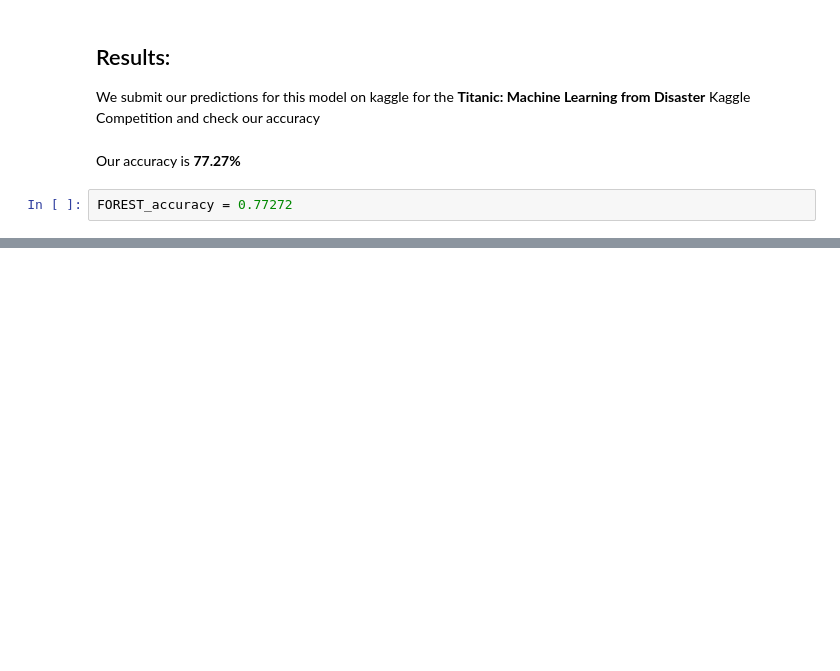
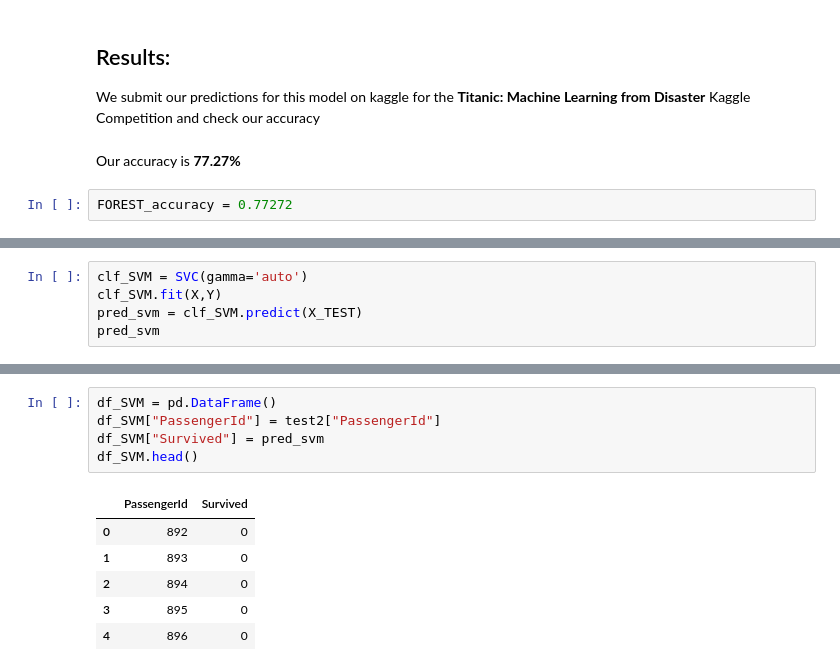
Before and after one commit to eshitagoel/Titanic_Survival, a Jupyter notebook: Titanic Survival.ipynb, the cells around one changed output, grey strips where cells are left out. Drawn from its saved outputs; the diff is of its cells as text; blank space fills up the shorter version.

```diff
--- a/Titanic Survival.ipynb
+++ b/Titanic Survival.ipynb
@@ -856,0 +868,5 @@ FOREST_accuracy = 0.77272
+# %%
+clf_SVM = SVC(gamma='auto')
+clf_SVM.fit(X,Y)
+pred_svm = clf_SVM.predict(X_TEST)
+pred_svm
@@ -856,0 +893,12 @@ FOREST_accuracy = 0.77272
+# %%
+df_SVM = pd.DataFrame()
+df_SVM["PassengerId"] = test2["PassengerId"]
+df_SVM["Survived"] = pred_svm
+df_SVM.head()
+# %% [output]
+|  | PassengerId | Survived |
+| 0 | 892 | 0 |
+| 1 | 893 | 0 |
+| 2 | 894 | 0 |
+| 3 | 895 | 0 |
+| 4 | 896 | 0 |
```
Also changed, not shown: parts of 12 cells of this notebook.
